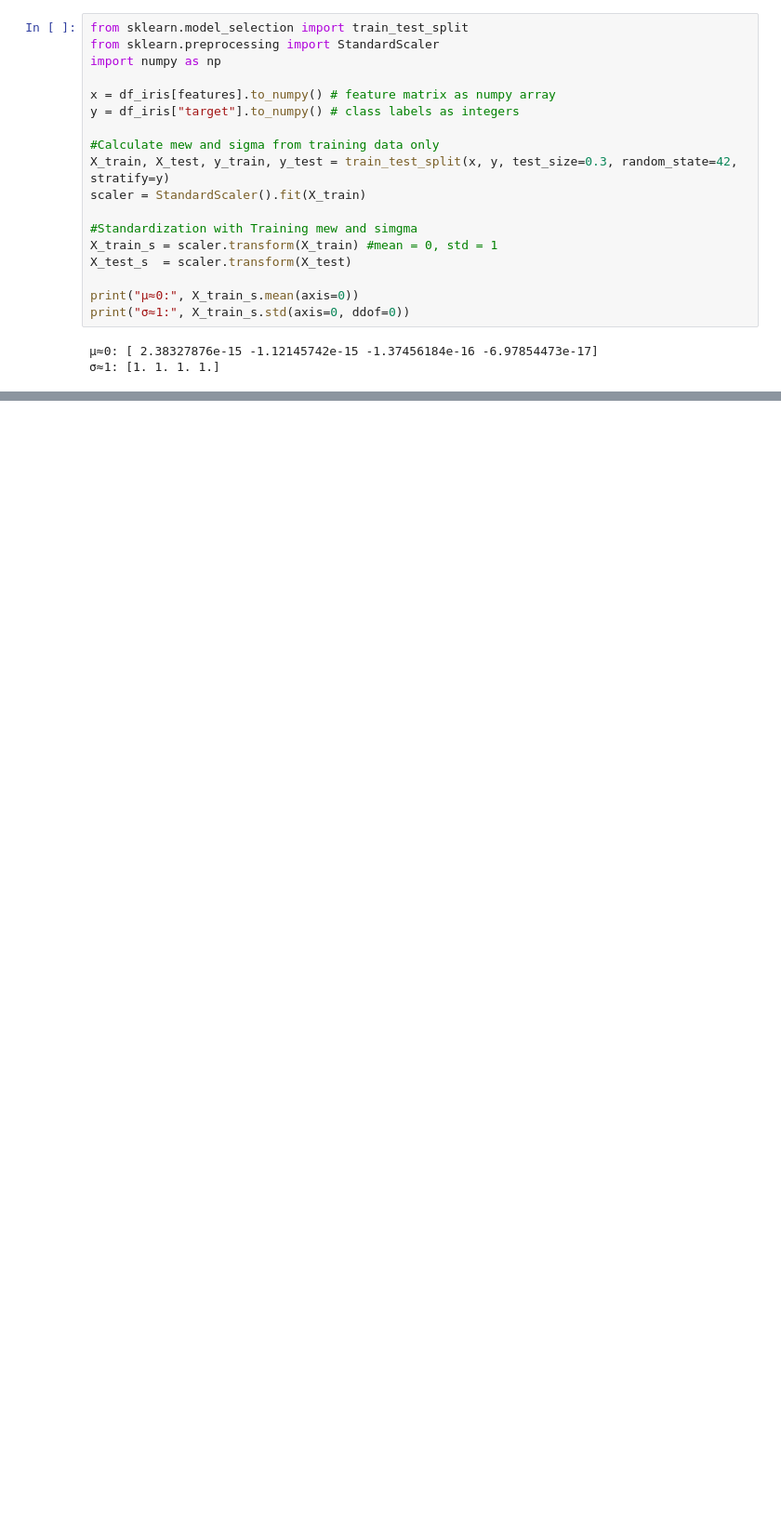
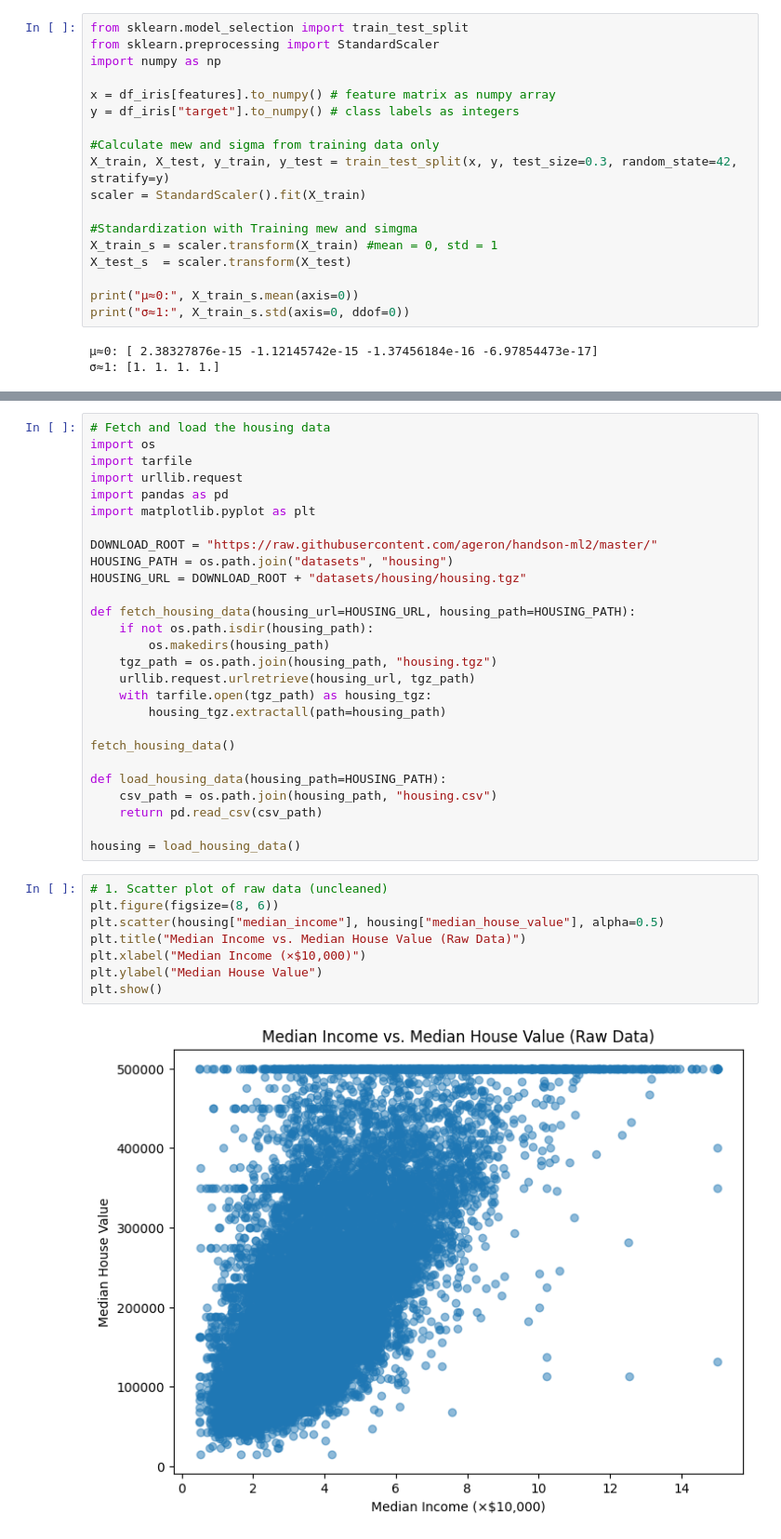
Before and after one commit to LukasKuhz/551git, a Jupyter notebook: A1.ipynb, the cells around one changed output, grey strips where cells are left out. Shown at 93% size. Cells and saved outputs as stored; diff of their text form; blank space fills up the shorter version.

```diff
--- a/A1.ipynb
+++ b/A1.ipynb
@@ -111,0 +125,37 @@ print("σ≈1:", X_train_s.std(axis=0, ddof=0))
+# %%
+# Fetch and load the housing data
+import os
+import tarfile
+import urllib.request
+import pandas as pd
+import matplotlib.pyplot as plt
+
+DOWNLOAD_ROOT = "https://raw.githubusercontent.com/ageron/handson-ml2/master/"
+HOUSING_PATH = os.path.join("datasets", "housing")
+HOUSING_URL = DOWNLOAD_ROOT + "datasets/housing/housing.tgz"
+
+def fetch_housing_data(housing_url=HOUSING_URL, housing_path=HOUSING_PATH):
+    if not os.path.isdir(housing_path):
+        os.makedirs(housing_path)
+    tgz_path = os.path.join(housing_path, "housing.tgz")
+    urllib.request.urlretrieve(housing_url, tgz_path)
+    with tarfile.open(tgz_path) as housing_tgz:
+        housing_tgz.extractall(path=housing_path)
+
+fetch_housing_data()
+
+def load_housing_data(housing_path=HOUSING_PATH):
+    csv_path = os.path.join(housing_path, "housing.csv")
+    return pd.read_csv(csv_path)
+
+housing = load_housing_data()
+# %%
+# 1. Scatter plot of raw data (uncleaned)
+plt.figure(figsize=(8, 6))
+plt.scatter(housing["median_income"], housing["median_house_value"], alpha=0.5)
+plt.title("Median Income vs. Median House Value (Raw Data)")
+plt.xlabel("Median Income (×$10,000)")
+plt.ylabel("Median House Value")
+plt.show()
+# %% [output]
+[figure, added]
```
Also changed, not shown: parts of 22 cells of this notebook.
